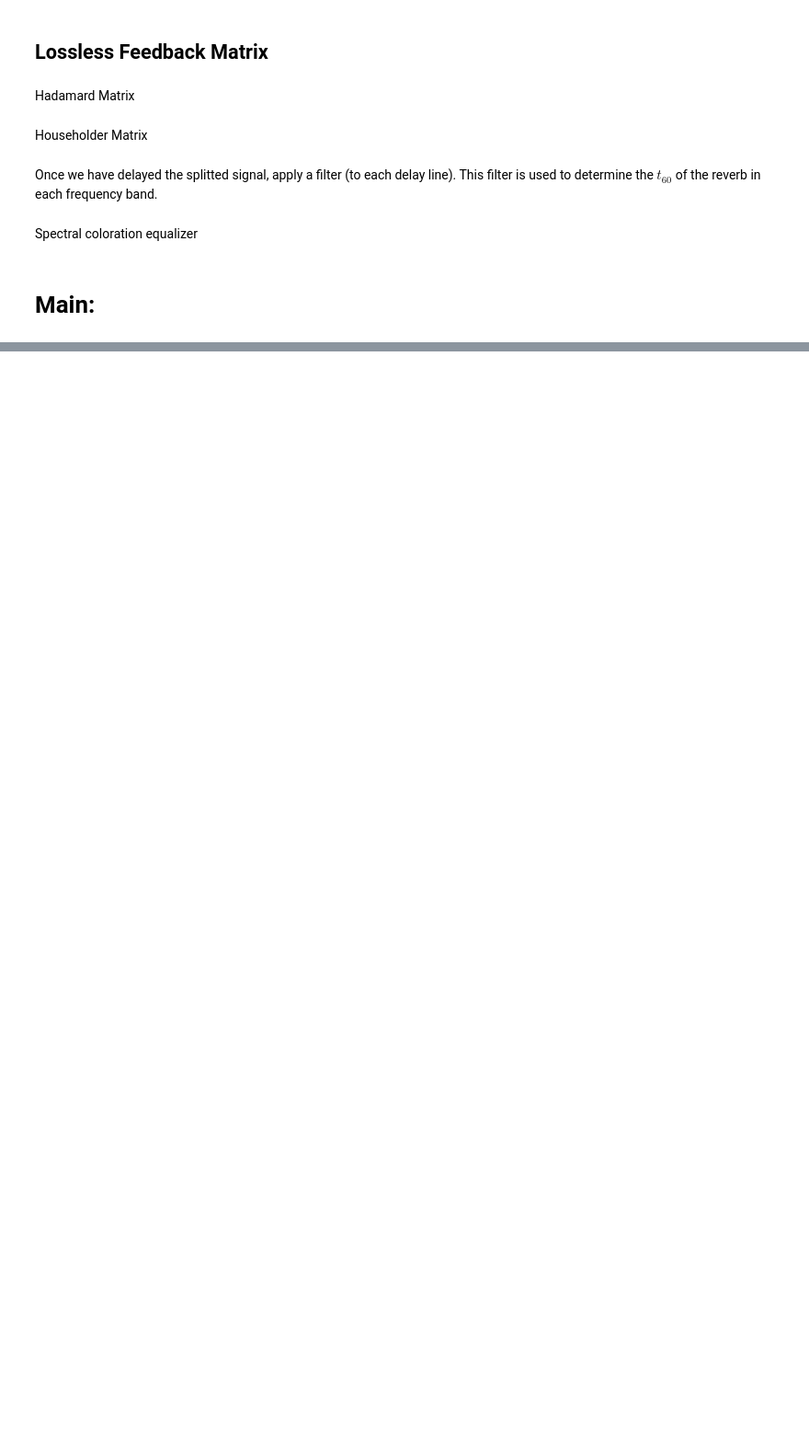
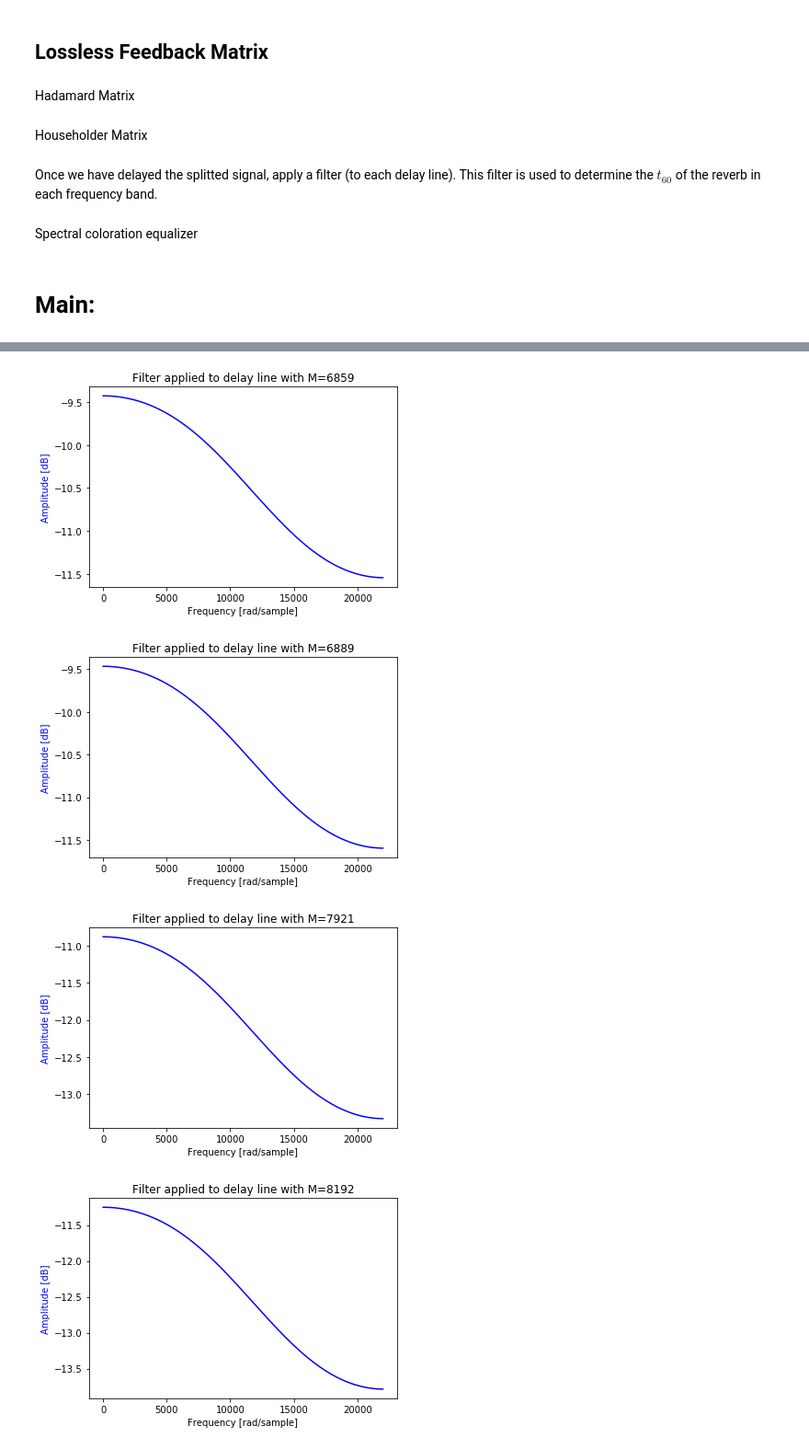
Before and after one commit to FredReeva/SASP-FDN-Dereverb, a Jupyter notebook: SASP Project/FDNReverb.ipynb, the cells around one changed output, grey strips where cells are left out. Shown: that part at 92% size. Cells and saved outputs as stored; diff of their text form; code cells hidden in the pictures; blank space fills up the shorter version.

```diff
--- a/SASP Project/FDNReverb.ipynb
+++ b/SASP Project/FDNReverb.ipynb
@@ -212,29 +270,27 @@ Hous = np.identity(N)-2/N*u*u.T
 # %%
-sig = np.append(signal, np.zeros(2*np.max(M)))
-
+# sig = np.sum(out, axis= 0)
 output = np.zeros(sig.size)
 
 B = np.ones(N)
 C = np.ones(N)
-G = np.repeat(0.5,N)
+G = np.repeat(1,N)
 d = 1
 
-bufferSize = np.max(M) + T
-
-
+bufferSize = np.max(M) +1
 
 # filter design
 taps = np.zeros((N,T))
+aEq = np.zeros((N,2))
+bEq = np.zeros((N,2))
 
 for i in range(N):
     taps[i] = multibandEqualizer(M[i], T, t60, freqs, fs)
-
-
+    # aEq[i], bEq[i] = ortFilter1st(M[i], t60, fs)
 
 y = np.zeros(N).T
 mix = np.zeros(N).T
 filtered = np.zeros(N).T
-oldFiltered = np.zeros(N).T
+prevFilt = np.zeros(N).T
 x = np.zeros(N).T
 out = np.zeros((N,np.max(M)+sig.size))
 
@@ -254,7 +310,7 @@ for sample in sig:
         y[i] = buffer[i][readIndex[i]]
 
         # extract output
-        out[i][j] = C[i]*buffer[i][readIndex[i]]
+        out[i][j] = C[i]*y[i]
 
         # now mix up signals by applying feedback matrix (Q)
         # ! check this y
@@ -264,30 +320,38 @@ for sample in sig:
         # filter the signals (g)
 
         # multiband FIR: y(n) = h_0*x(n) + h_1*x(n-1) + h_2*x(n-2) + ...
         filterIndex[i] = readIndex[i] # set current sample in the buffer
         # current sample multiplied by first tap h_0
         filtered[i] = mix[i]*taps[i][0]
         for tap in taps[i][1:]:
             filterIndex[i] = filterIndex[i] -1 # select previous sample index
             if filterIndex[i]<0: # if we reach the first in the buffer, wrap to the end
                 filterIndex[i] = bufferSize-1
 
             filtered[i] = filtered[i] + buffer[i][filterIndex[i]]*tap # cumulative sum of (samples (going backwards) * relative tap)
 
+        # first order filter: y(n) = p*y(n-1) + g*x(n)
+        # filtered[i] = filtered[i]*aEq[i][1] + mix[i]*bEq[i][0]
+
         # new signal to be processed (input+feedback)
         x[i] = B[i]*sample + filtered[i]*G[i]
 
         # update buffer by writing new sample in correct position (delay)
         buffer[i][writeIndex[i]] = x[i]
 
         # check if indices of the circular buffer are ok
         readIndex[i] += 1
         writeIndex[i] += 1
         if readIndex[i]>=bufferSize:
             readIndex[i] = 0
 
 
         if writeIndex[i]>=bufferSize:
             writeIndex[i] = 0
 
     j = j+1
+# %% [output]
+[figure, added]
+[figure, added]
+[figure, added]
+[figure, added]
```
Also changed, not shown: parts of 10 cells of this notebook.
